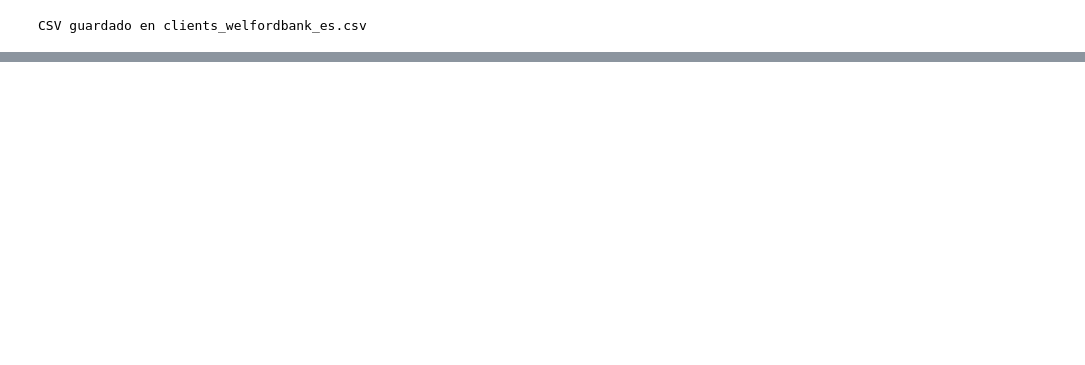
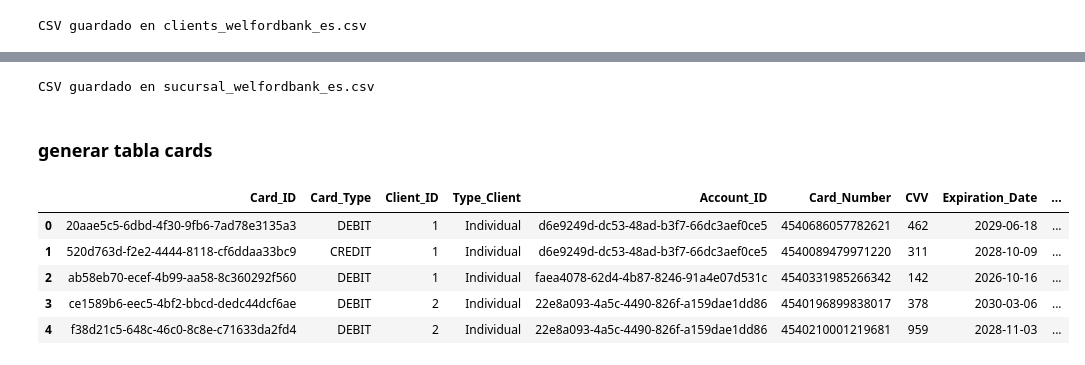
Before and after one commit to FGaliano-23/WELFORD-BANK, a Jupyter notebook: DataEngineer/GenerateData/Tables.ipynb, the cells around one changed output, grey strips where cells are left out. Cells and saved outputs as stored; diff of their text form; code cells hidden in the pictures; blank space fills up the shorter version.

```diff
--- a/DataEngineer/GenerateData/Tables.ipynb
+++ b/DataEngineer/GenerateData/Tables.ipynb
@@ -115,0 +226,20 @@ CSV guardado en clients_welfordbank_es.csv
+# %%
+# Credit record status values
+PAYMENT_STATUSES = ["PAID", "PENDING", "OVERDUE"]
+
+# Random loan principal (€1 000 – €50 000)
+def choose_credit_amount() -> float:
+    return round(random.uniform(1_000.0, 50_000.0), 2)
+
+# Random annual interest rate (2 % – 12 %)
+def choose_interest_rate() -> float:
+    return round(random.uniform(2.0, 12.0), 2)
+
+# Simple monthly payment estimate (no amortization schedule)
+def calc_payment_amount(credit: float, rate: float, months: int = 12) -> float:
+    total = credit * (1 + (rate / 100) * (months / 12))
+    return round(total / months, 2)
+
+# Synthetic credit score (FICO-like 300–850 range)
+def generate_credit_score() -> int:
+    return random.randint(300, 850)
@@ -115,0 +365,10 @@ CSV guardado en clients_welfordbank_es.csv
+# %%
+# export the branch (sucursal) table to CSV without the index column
+df_sucursal.to_csv("sucursal_welfordbank_es.csv", index=False)
+
+# console confirmation message
+print("CSV guardado en sucursal_welfordbank_es.csv")
+# %% [output]
+CSV guardado en sucursal_welfordbank_es.csv
+# %% [markdown]
+### generar tabla cards
@@ -115,0 +420,47 @@ CSV guardado en clients_welfordbank_es.csv
+# %%
+card_rows = []
+
+for _, acc in df_accounts.iterrows():
+    # decide how many cards this account has (0, 1 or 2)
+    n_cards = random.choices([0, 1, 2], weights=[0.2, 0.6, 0.2])[0]
+
+    for _ in range(n_cards):
+        c_type  = pick_card_type()                 # DEBIT or CREDIT
+        c_limit = credit_limit(c_type)             # credit limit (only for credit cards)
+        c_avail = available_balance(c_type, c_limit)
+
+        card_rows.append({
+            "Card_ID": fake.uuid4(),               # primary key (UUID)
+            "Card_Type": c_type,                   # DEBIT / CREDIT
+            "Client_ID": acc["Client_ID"],         # FK → CLIENTS
+            "Type_Client": acc["Type_Client"],     # FK → CLIENTS
+            "Account_ID": acc["Account_ID"],       # FK → ACCOUNTS
+            "Card_Number": generate_card_number(), # 16-digit Luhn-valid number
+            "CVV": f"{random.randint(0, 999):03d}",# 3-digit security code
+            "Expiration_Date": fake.date_between_dates(  # 1–5 years from now
+                date_start=datetime.now().date() + timedelta(days=365),
+                date_end=datetime.now().date() + timedelta(days=5*365)
+            ),
+            "Issuing_Bank": ISSUING_BANK,          # constant bank name
+            "Credit_Limit": c_limit,               # 0 for debit cards
+            "Available_Balance": c_avail,          # remaining credit
+            "Status": random.choice(STATUS_OPTS),  # ACTIVE / INACTIVE
+            "Created_At": fake.date_between_dates( # issued between account opening and today
+                date_start=acc["Created_At"],
+                date_end=datetime.now().date()
+            ),
+            "credit_card_usage": round(            # utilisation ratio (credit cards only)
+                (c_limit - c_avail) / c_limit, 4
+            ) if c_type == "CREDIT" and c_limit else None
+        })
+
+# convert list of dicts → DataFrame and preview
+df_cards = pd.DataFrame(card_rows)
+df_cards.head()
+# %% [output]
+|  | Card_ID | Card_Type | Client_ID | Type_Client | Account_ID | Card_Number | CVV | Expiration_Date | ... |
+| 0 | 20aae5c5-6dbd-4f30-9fb6-7ad78e3135a3 | DEBIT | 1 | Individual | d6e9249d-dc53-48ad-b3f7-66dc3aef0ce5 | 4540686057782621 | 462 | 2029-06-18 | ... |
+| 1 | 520d763d-f2e2-4444-8118-cf6ddaa33bc9 | CREDIT | 1 | Individual | d6e9249d-dc53-48ad-b3f7-66dc3aef0ce5 | 4540089479971220 | 311 | 2028-10-09 | ... |
+| 2 | ab58eb70-ecef-4b99-aa58-8c360292f560 | DEBIT | 1 | Individual | faea4078-62d4-4b87-8246-91a4e07d531c | 4540331985266342 | 142 | 2026-10-16 | ... |
+| 3 | ce1589b6-eec5-4bf2-bbcd-dedc44dcf6ae | DEBIT | 2 | Individual | 22e8a093-4a5c-4490-826f-a159dae1dd86 | 4540196899838017 | 378 | 2030-03-06 | ... |
+| 4 | f38d21c5-648c-46c0-8c8e-c71633da2fd4 | DEBIT | 2 | Individual | 22e8a093-4a5c-4490-826f-a159dae1dd86 | 4540210001219681 | 959 | 2028-11-03 | ... |
```
Also changed, not shown: parts of 17 cells of this notebook, 5 other files.
